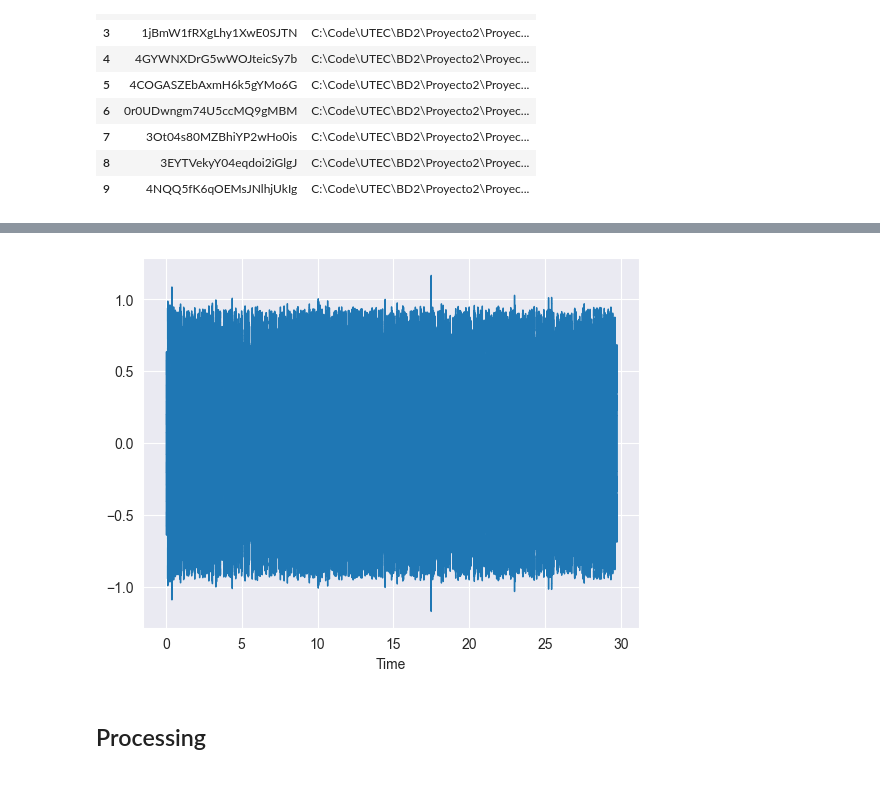
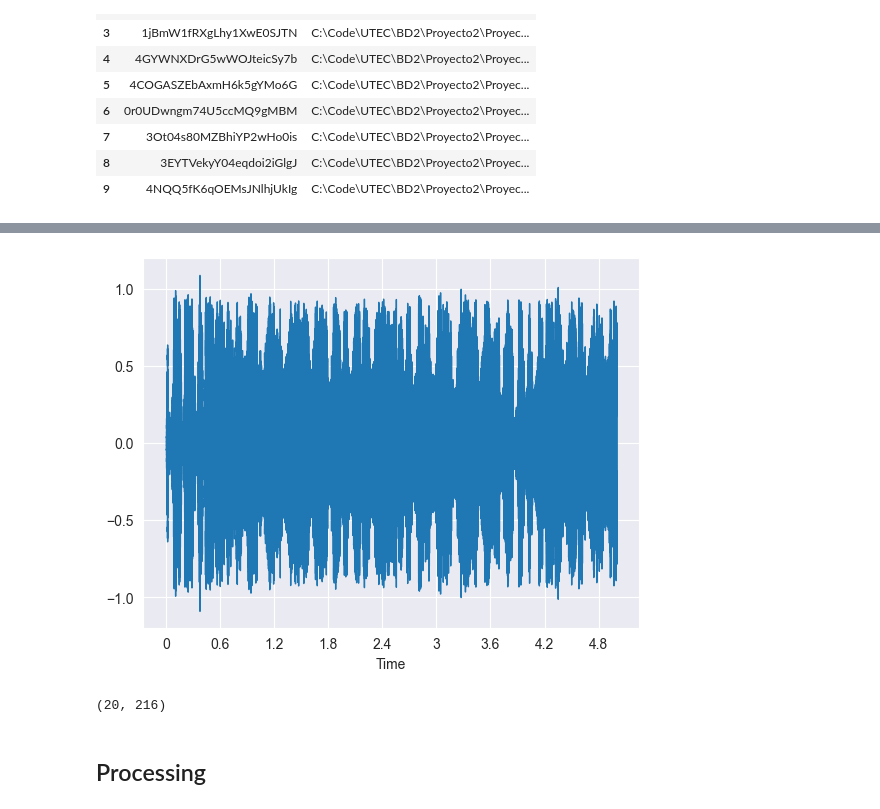
Before and after one commit to MitsuoMurakami/Proyecto_DB2, a Jupyter notebook: Parte3/data_extraction/featureExtraction.ipynb, the cells around one changed output, grey strips where cells are left out. Saved outputs shown, nothing was run; the diff lists cells and outputs as text; code cells hidden in the pictures.

```diff
--- a/Parte3/data_extraction/featureExtraction.ipynb
+++ b/Parte3/data_extraction/featureExtraction.ipynb
@@ -38,7 +38,8 @@ train_data.head(10)
 | 9 | 4NQQ5fK6qOEMsJNlhjUkIg | C:\Code\UTEC\BD2\Proyecto2\Proyec... |
 # %%
 audio_test_path = train_data["path"][7]
-y, sr = librosa.load(audio_test_path)
+y, sr = librosa.load(audio_test_path, duration=5)
 librosa.display.waveshow(y, sr=sr)
 Audio(data=y, rate=sr)
+mffc_test = librosa.feature.mfcc(y=y, sr=sr)
 # %% [output]
@@ -46,4 +46,8 @@ Audio(data=y, rate=sr)
-[figure, old version]
+[figure, new version]
+# %%
+print(mffc_test.shape)
+# %% [output]
+(20, 216)
 # %% [markdown]
 ## Processing
 # %%
```
Also changed, not shown: parts of 7 cells of this notebook, 15 other files.
